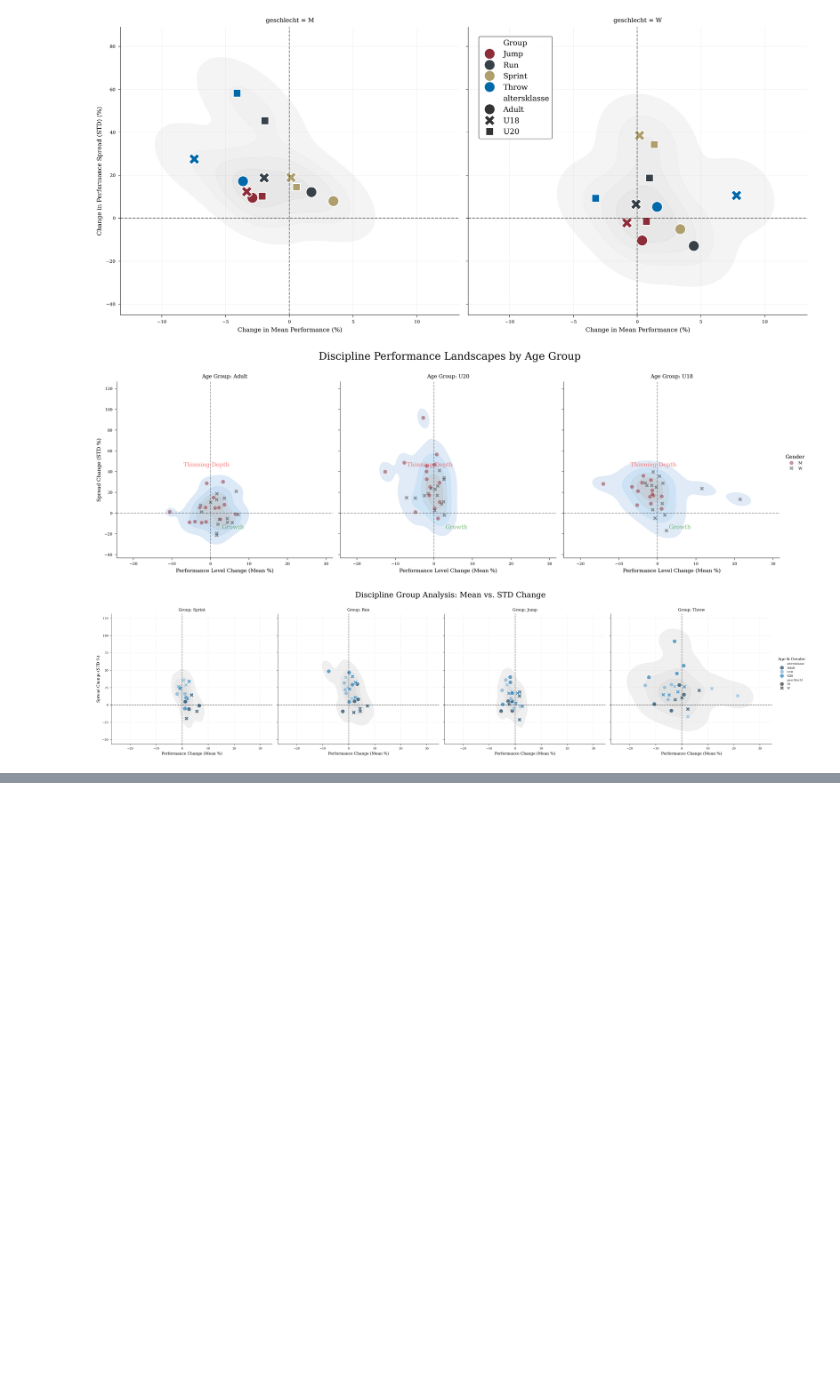
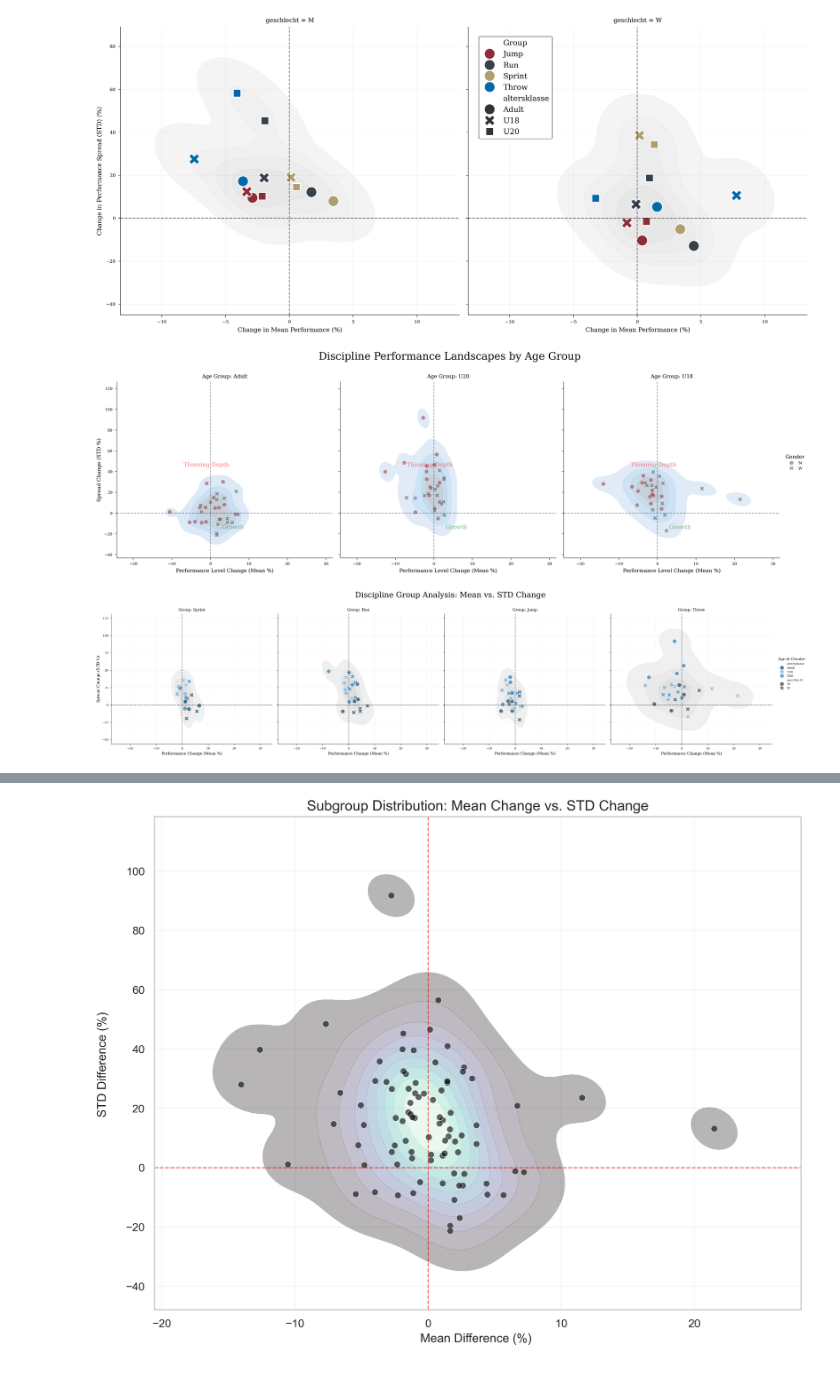
Before and after one commit to maxwernz/Data-Literacy, a Jupyter notebook: mattis/trendAnalysis/densityComparison.ipynb, the cells around one changed output, grey strips where cells are left out. Drawn from its saved outputs; the diff is of its cells as text; code cells hidden in the pictures; blank space fills up the shorter version.

```diff
--- a/mattis/trendAnalysis/densityComparison.ipynb
+++ b/mattis/trendAnalysis/densityComparison.ipynb
@@ -500,0 +790,67 @@ plt.show()
+# %%
+
+
+# --- 1. DATA PROCESSING ---
+results_dis = []
+grouped_dis = top_raw_all.groupby(["disziplin", "geschlecht", "altersklasse"])
+
+for (dis, gender, ag), subgroup in grouped_dis:
+    S_gr = subgroup.pivot_table(index="jahr", columns="rank", values="iaaf_score")
+
+    # Selecting the two comparison windows
+    start_vals = S_gr.loc[2001:2004].values.flatten()
+    end_vals = S_gr.loc[2021:2024].values.flatten()
+
+    s_pool = np.array(start_vals)[~np.isnan(start_vals)]
+    e_pool = np.array(end_vals)[~np.isnan(end_vals)]
+
+    if len(s_pool) > 8 and len(e_pool) > 8:
+        # Statistics
+        t_stat, p_mean = stats.ttest_ind(e_pool, s_pool, equal_var=False)
+        _, p_std = stats.levene(e_pool, s_pool)
+
+        # Cohen's d
+        sd_pool = np.sqrt(((len(e_pool)-1)*np.var(e_pool, ddof=1) + (len(s_pool)-1)*np.var(s_pool, ddof=1)) / (len(e_pool)+len(s_pool)-2))
+        d = (np.mean(e_pool) - np.mean(s_pool)) / sd_pool if sd_pool > 0 else 0
+
+        results_dis.append({
+            "Discipline": dis,
+            "Gender": gender,
+            "Age_Group": ag,
+            "Mean_Diff_Perc": ((np.mean(e_pool) - np.mean(s_pool)) / np.mean(s_pool)) * 100,
+            "STD_Diff_Perc": ((np.std(e_pool) - np.std(s_pool)) / np.std(s_pool)) * 100,
+            "Cohen_d": d,
+            "P_Value": p_mean
+        })
+
+df_dis = pd.DataFrame(results_dis)
+
+# --- 2. PLOTTING ---
+plt.figure(figsize=(10, 8))
+
+# Background KDE Plot (Density Cloud)
+sns.kdeplot(
+    data=df_dis, x="Mean_Diff_Perc", y="STD_Diff_Perc",
+    fill=True, alpha=0.3, cmap="mako", levels=10, thresh=0.05
+)
+
+# Scatter plot of all subgroups as points (No legend)
+sns.scatterplot(
+    data=df_dis, x="Mean_Diff_Perc", y="STD_Diff_Perc",
+    alpha=0.6, s=40, color="black", legend=False
+)
+
+# Add Quadrant lines at 0
+plt.axvline(0, color='red', linestyle='--', alpha=0.6, linewidth=1)
+plt.axhline(0, color='red', linestyle='--', alpha=0.6, linewidth=1)
+
+# Style adjustments
+plt.title("Subgroup Distribution: Mean Change vs. STD Change", fontsize=14)
+plt.xlabel("Mean Difference (%) \n")
+plt.ylabel("STD Difference (%) \n")
+
+plt.grid(alpha=0.2)
+plt.tight_layout()
+plt.savefig("subgroup_kde_analysis.png")
+# %% [output]
+[figure, added]
```
Also changed, not shown: parts of 9 cells of this notebook, 6 other files.
